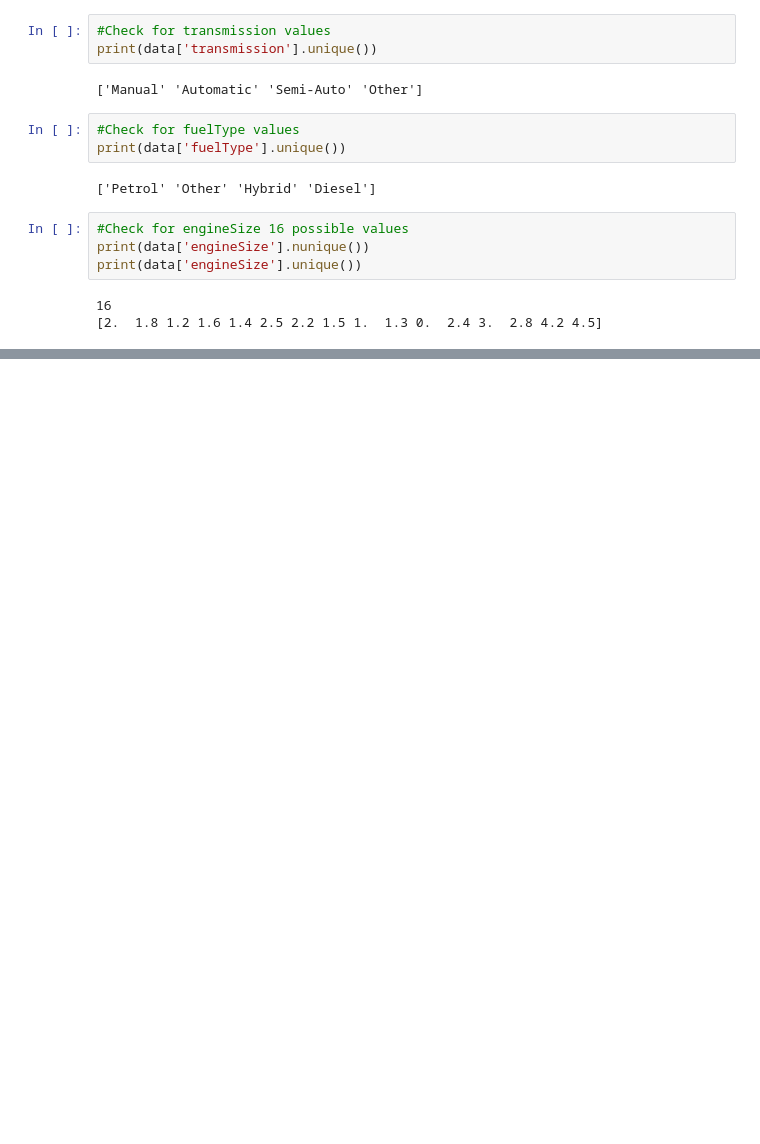
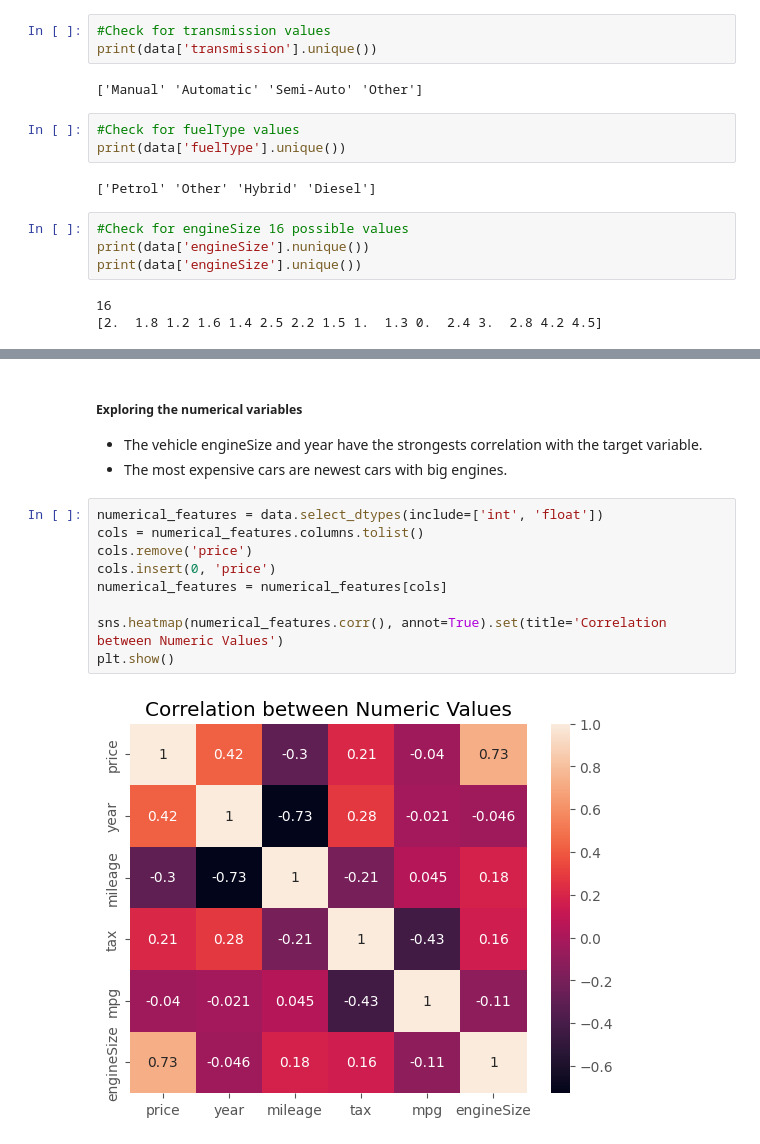
Before and after one commit to Julio-M-Siqueira/UK_Used_Car, a Jupyter notebook: notebook.ipynb, the cells around one changed output, grey strips where cells are left out. Saved outputs shown, nothing was run; the diff lists cells and outputs as text; blank space fills up the shorter version.

```diff
--- a/notebook.ipynb
+++ b/notebook.ipynb
@@ -87,0 +101,15 @@ data.describe()
+# %% [markdown]
+##### Exploring the numerical variables
+- The vehicle engineSize and year have the strongests correlation with the target variable.
+- The most expensive cars are newest cars with big engines.
+# %%
+numerical_features = data.select_dtypes(include=['int', 'float'])
+cols = numerical_features.columns.tolist()
+cols.remove('price')
+cols.insert(0, 'price')
+numerical_features = numerical_features[cols]
+
+sns.heatmap(numerical_features.corr(), annot=True).set(title='Correlation between Numeric Values')
+plt.show()
+# %% [output]
+[figure, added]
```
Also changed, not shown: parts of 11 cells of this notebook.
